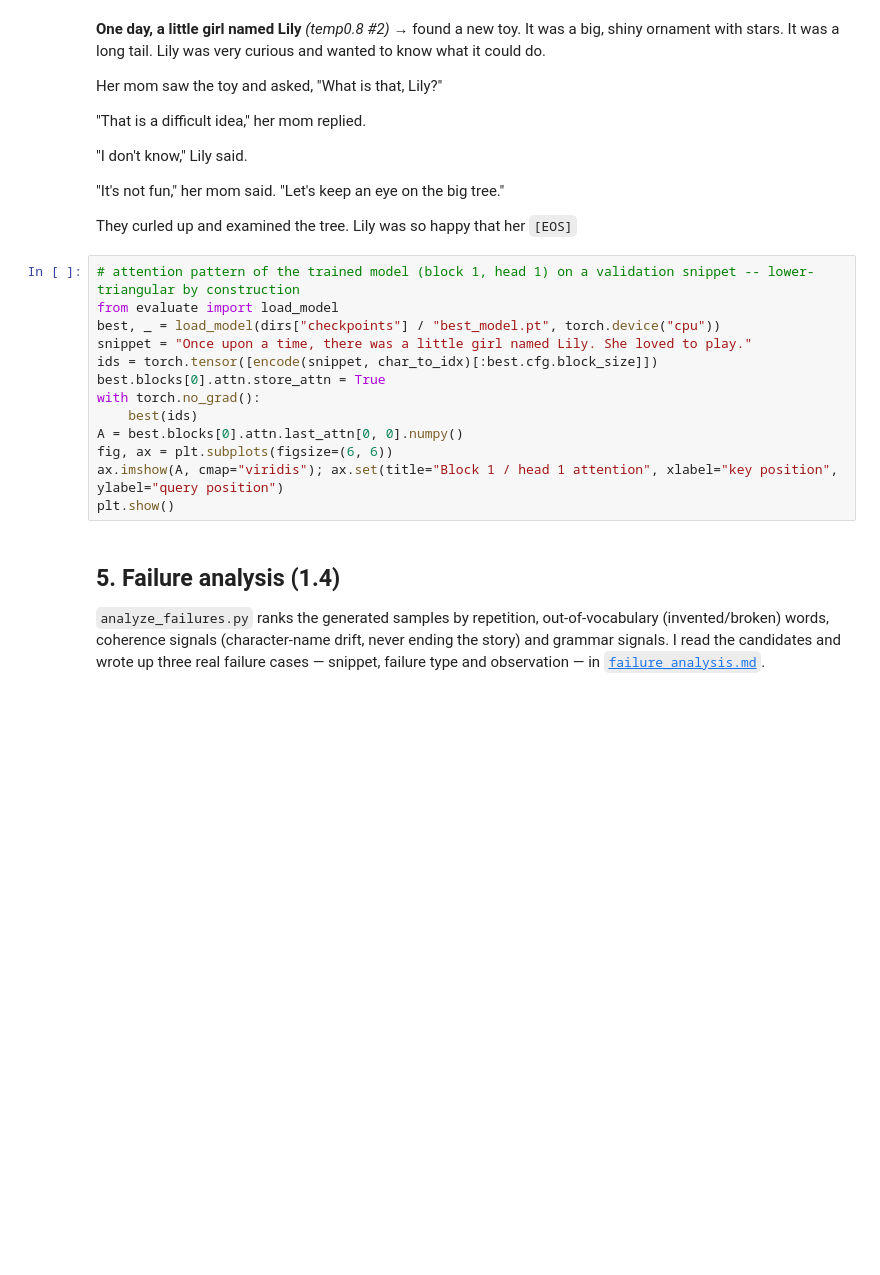
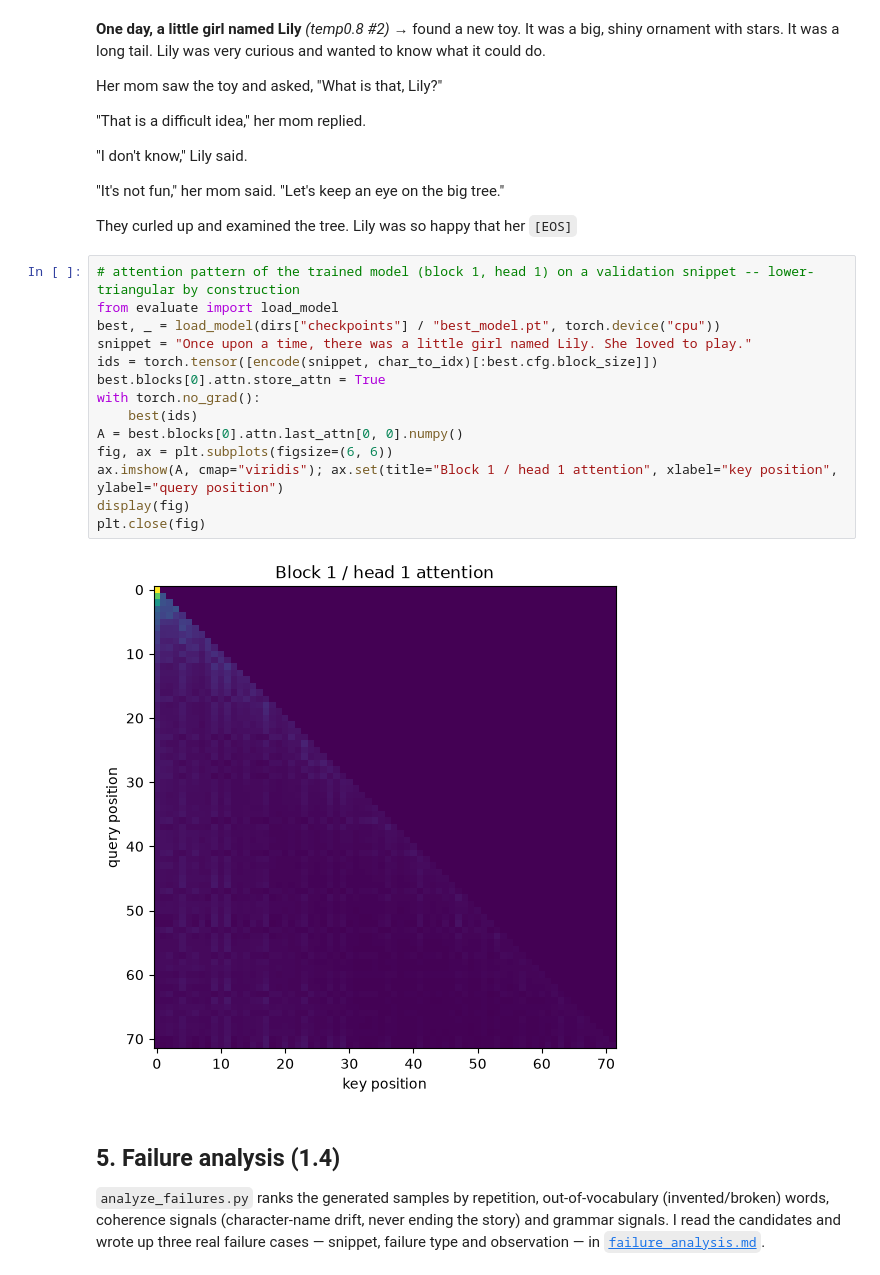
Before and after one commit to Shibin-1020/Gen-AI---LAB-1, a Jupyter notebook: task1_llm/shibin_thomas/src/task1_gpt_tinystories.ipynb, the cells around one changed output. Drawn from its saved outputs; the diff is of its cells as text; blank space fills up the shorter version.

```diff
--- a/task1_llm/shibin_thomas/src/task1_gpt_tinystories.ipynb
+++ b/task1_llm/shibin_thomas/src/task1_gpt_tinystories.ipynb
@@ -326,16 +327,19 @@ They curled up and examined the tree. Lily was so happy that her  `[EOS]`
 # %%
 # attention pattern of the trained model (block 1, head 1) on a validation snippet -- lower-triangular by construction
 from evaluate import load_model
 best, _ = load_model(dirs["checkpoints"] / "best_model.pt", torch.device("cpu"))
 snippet = "Once upon a time, there was a little girl named Lily. She loved to play."
 ids = torch.tensor([encode(snippet, char_to_idx)[:best.cfg.block_size]])
 best.blocks[0].attn.store_attn = True
 with torch.no_grad():
     best(ids)
 A = best.blocks[0].attn.last_attn[0, 0].numpy()
 fig, ax = plt.subplots(figsize=(6, 6))
 ax.imshow(A, cmap="viridis"); ax.set(title="Block 1 / head 1 attention", xlabel="key position", ylabel="query position")
-plt.show()
+display(fig)
+plt.close(fig)
+# %% [output]
+[figure, added]
 # %% [markdown]
 ## 5. Failure analysis (1.4)
 `analyze_failures.py` ranks the generated samples by repetition, out-of-vocabulary (invented/broken) words,
```
Also changed, not shown: parts of 1 cell of this notebook, 1 other file.
